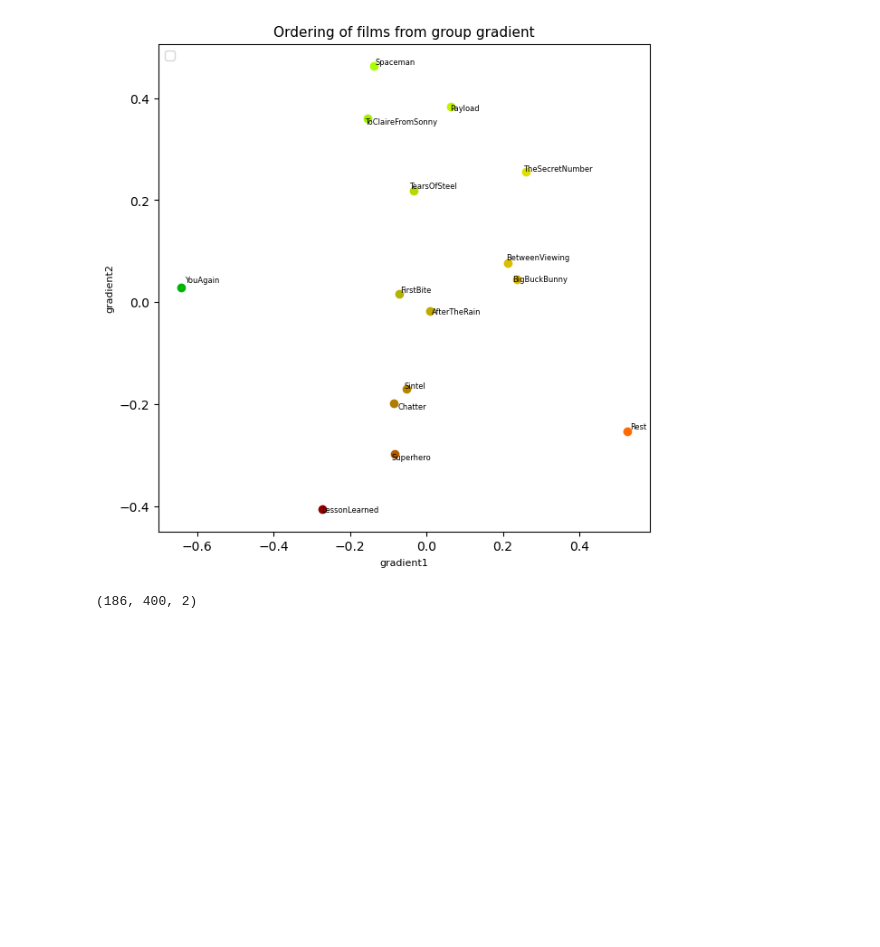
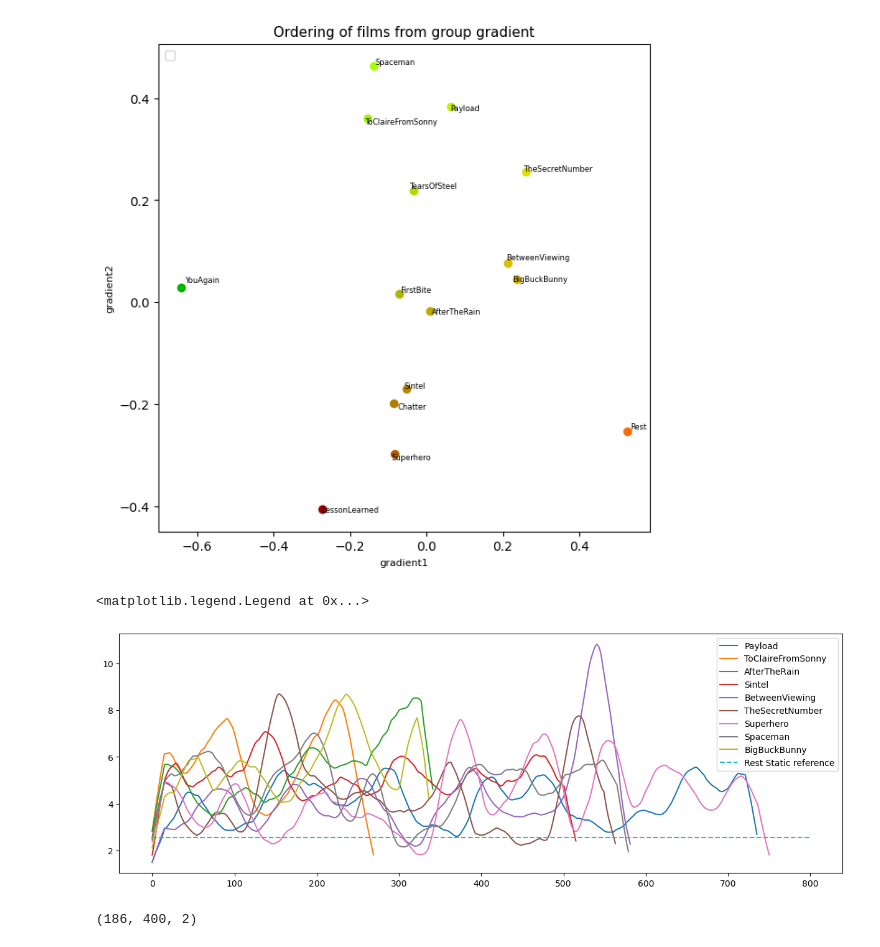
Before and after one commit to MIPLabCH/emoguide_gradients, a Jupyter notebook: 09_fmri_gradient_rest-films_order.ipynb, the cells around one changed output. Cells and saved outputs as stored; diff of their text form; code cells hidden in the pictures; blank space fills up the shorter version.

Commit message:
static pred changed + stability anova 2 plots + Static grad all movies

```diff
--- a/09_fmri_gradient_rest-films_order.ipynb
+++ b/09_fmri_gradient_rest-films_order.ipynb
@@ -230,6 +230,26 @@ for mov in paths:
     grads.append(grad)
     labels.append(mov.split('_')[0])
 grads = np.asarray(grads)
+# %%
+metrictrack = {}
+for i in range(len(paths)):
+    moviename = paths[i].split('_')[0]
+    metrictrack[moviename] = []
+    for k in range(len(grads[i])):
+        metrictrack[moviename].append(network_volume(grads[i][k], 'Vis'))
+# %%
+default = network_volume(load('./resources/static_grad/group_level/Rest_group_grad.pkl'), 'Vis')
+# %%
+plt.figure(figsize=(15,5))
+for m in list(metrictrack.keys())[:9]:
+    plt.plot(low_pass(metrictrack[m], ks=30), label=m)
+
+plt.plot([default] * 800, '--',label='Rest Static reference')
+
+plt.legend()
+# %% [output]
+<matplotlib.legend.Legend at 0x...>
+[figure, added]
 # %%
 track = []
 total_grad = []
```
Also changed, not shown: 10 other files.
